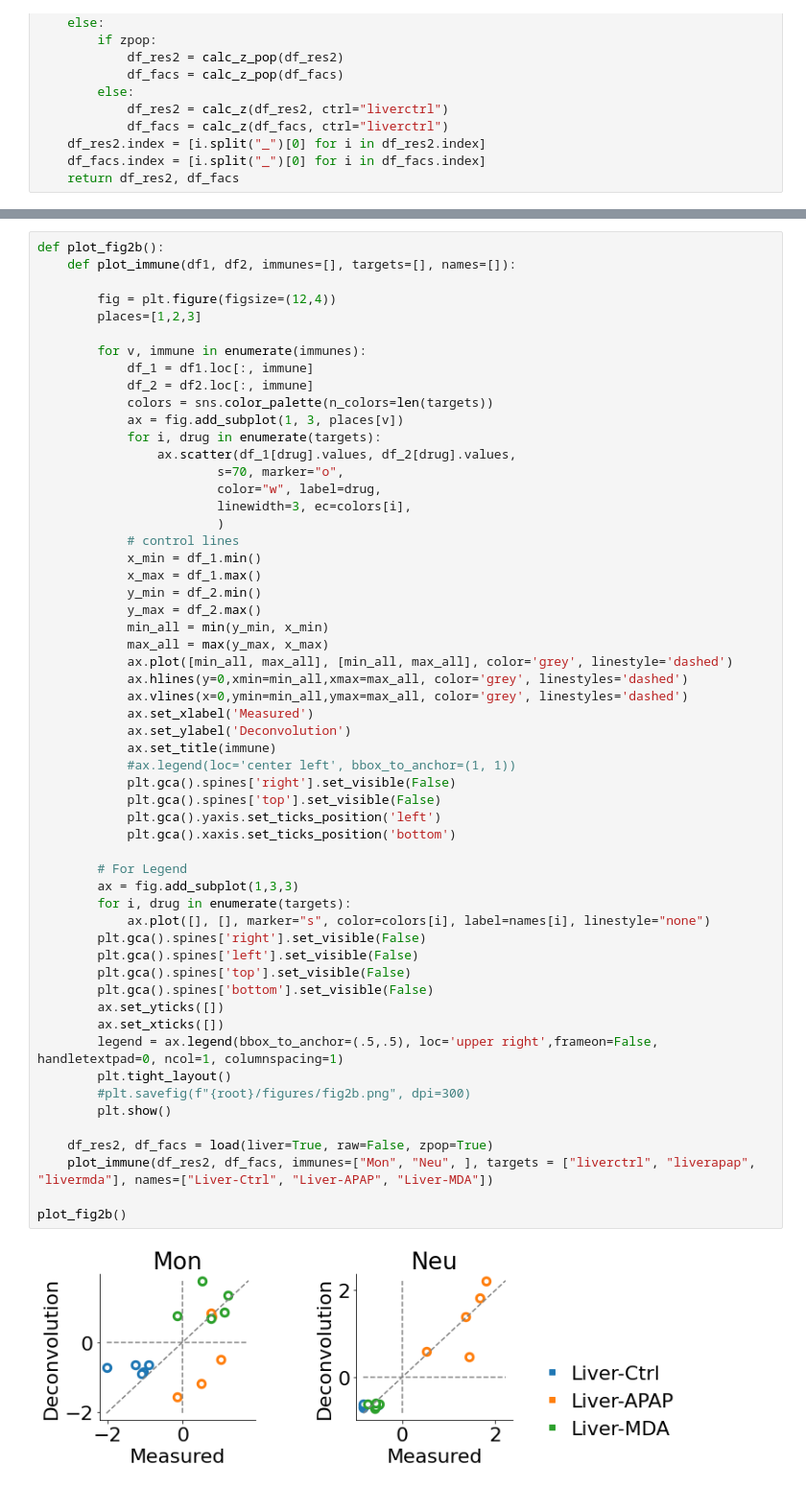
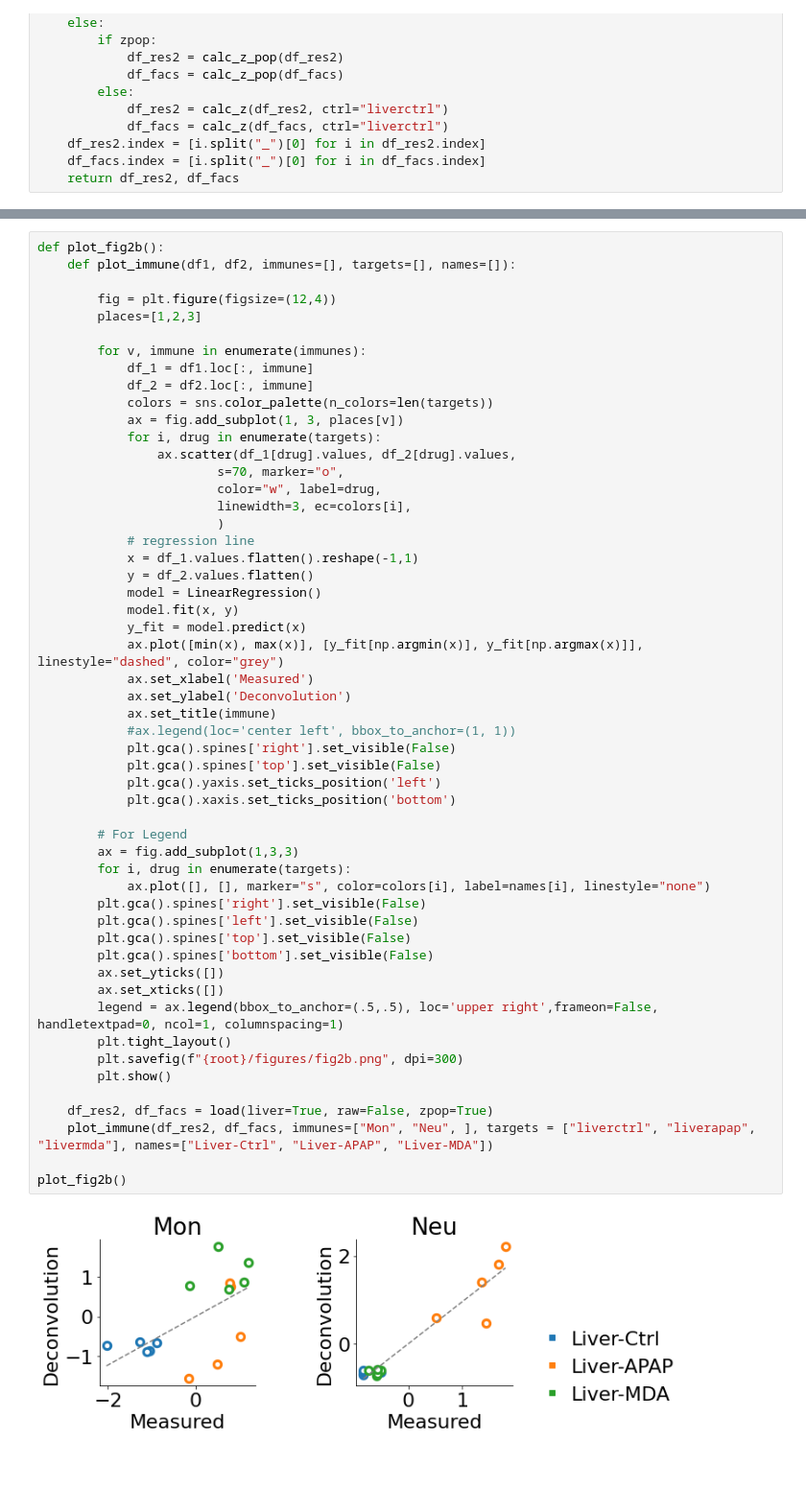
Before and after one commit to mizuno-group/RatDeconvolution, a Jupyter notebook: code/1_rnaseq_validation.ipynb, the cells around one changed output, grey strips where cells are left out. Shown at 96% size. Saved outputs shown, nothing was run; the diff lists cells and outputs as text.

Commit message:
[230624morita] change regression lines (fig2,3)

```diff
--- a/code/1_rnaseq_validation.ipynb
+++ b/code/1_rnaseq_validation.ipynb
@@ -275,43 +260,40 @@ def plot_fig2b():
                         color="w", label=drug,
                         linewidth=3, ec=colors[i],
                         )
-            # control lines
-            x_min = df_1.min()
-            x_max = df_1.max()
-            y_min = df_2.min()
-            y_max = df_2.max()
-            min_all = min(y_min, x_min)
-            max_all = max(y_max, x_max)
-            ax.plot([min_all, max_all], [min_all, max_all], color='grey', linestyle='dashed')
-            ax.hlines(y=0,xmin=min_all,xmax=max_all, color='grey', linestyles='dashed')
-            ax.vlines(x=0,ymin=min_all,ymax=max_all, color='grey', linestyles='dashed')
+            # regression line
+            x = df_1.values.flatten().reshape(-1,1)
+            y = df_2.values.flatten()
+            model = LinearRegression()
+            model.fit(x, y)
+            y_fit = model.predict(x)
+            ax.plot([min(x), max(x)], [y_fit[np.argmin(x)], y_fit[np.argmax(x)]], linestyle="dashed", color="grey")
             ax.set_xlabel('Measured')
             ax.set_ylabel('Deconvolution')
             ax.set_title(immune)
             #ax.legend(loc='center left', bbox_to_anchor=(1, 1))
             plt.gca().spines['right'].set_visible(False)
             plt.gca().spines['top'].set_visible(False)
             plt.gca().yaxis.set_ticks_position('left')
             plt.gca().xaxis.set_ticks_position('bottom')
 
         # For Legend
         ax = fig.add_subplot(1,3,3)
         for i, drug in enumerate(targets):
             ax.plot([], [], marker="s", color=colors[i], label=names[i], linestyle="none")
         plt.gca().spines['right'].set_visible(False)
         plt.gca().spines['left'].set_visible(False)
         plt.gca().spines['top'].set_visible(False)
         plt.gca().spines['bottom'].set_visible(False)
         ax.set_yticks([])
         ax.set_xticks([])
         legend = ax.legend(bbox_to_anchor=(.5,.5), loc='upper right',frameon=False, handletextpad=0, ncol=1, columnspacing=1)
         plt.tight_layout()
-        #plt.savefig(f"{root}/figures/fig2b.png", dpi=300)
+        plt.savefig(f"{root}/figures/fig2b.png", dpi=300)
         plt.show()
 
     df_res2, df_facs = load(liver=True, raw=False, zpop=True)
     plot_immune(df_res2, df_facs, immunes=["Mon", "Neu", ], targets = ["liverctrl", "liverapap", "livermda"], names=["Liver-Ctrl", "Liver-APAP", "Liver-MDA"])
 
 plot_fig2b()
 # %% [output]
-[figure, old version]
+[figure, new version]
```
Also changed, not shown: parts of 2 cells of this notebook, 1 other file.
